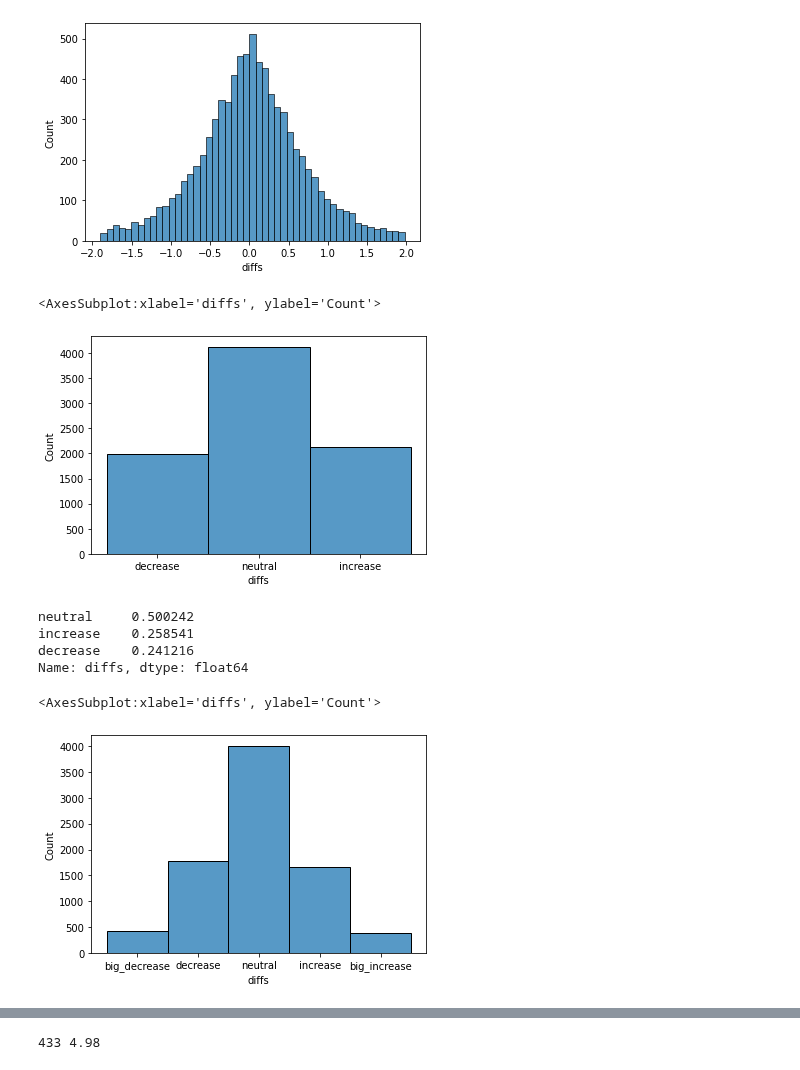
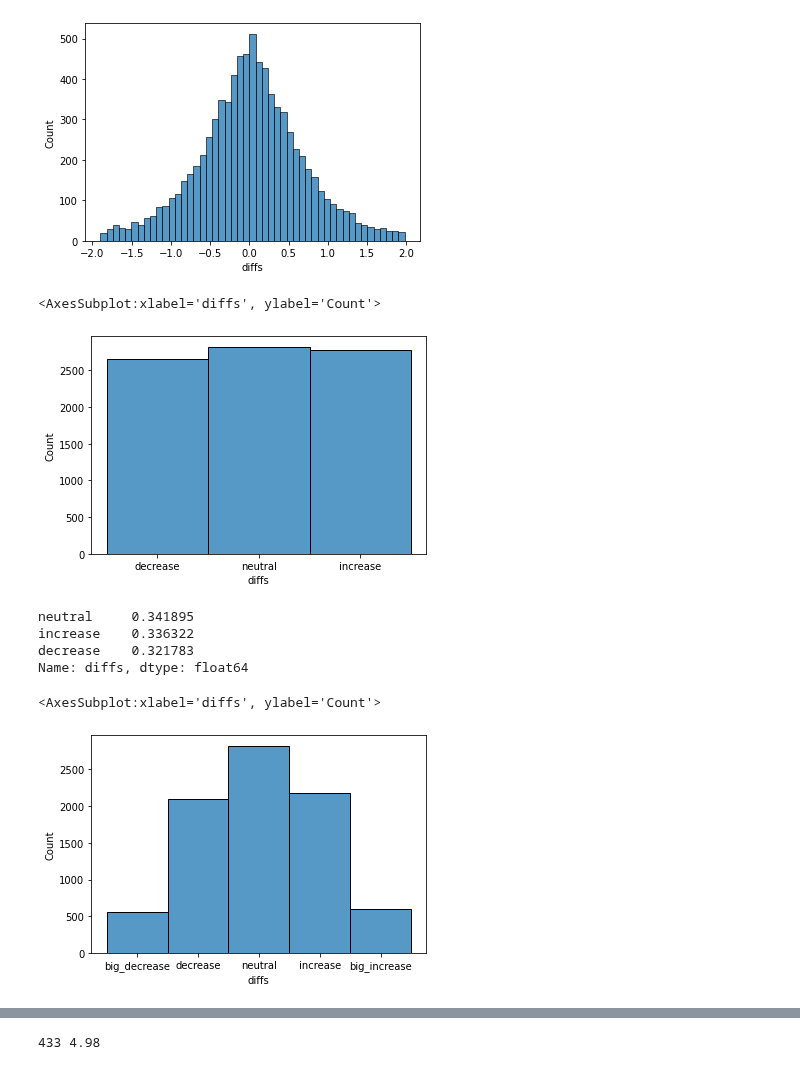
Before and after one commit to PatrykML/twitter_sentiment_stock_prediction, a Jupyter notebook: data_cleaning/binning.ipynb, the cells around one changed output, grey strips where cells are left out. Cells and saved outputs as stored; diff of their text form; code cells hidden in the pictures.

```diff
--- a/data_cleaning/binning.ipynb
+++ b/data_cleaning/binning.ipynb
@@ -118,25 +118,25 @@ sns.histplot(diffs_no_outliers, x='diffs')
 [figure]
 # %%
 # amzn distribution for 3 bins without outliers
-x, bins_3 = pd.cut(diffs_no_outliers.diffs, bins=[-100, -0.40, 0.40, 100], labels=['decrease', 'neutral', 'increase'], retbins=True)
+x, bins_3 = pd.cut(diffs_no_outliers.diffs, bins=[-100, -0.25, 0.25, 100], labels=['decrease', 'neutral', 'increase'], retbins=True)
 sns.histplot(x)
 # %% [output]
 <AxesSubplot:xlabel='diffs', ylabel='Count'>
-[figure, old version]
+[figure, new version]
 # %%
 x.value_counts(normalize=True)
 # %% [output]
-neutral     0.500242
-increase    0.258541
-decrease    0.241216
+neutral     0.341895
+increase    0.336322
+decrease    0.321783
 Name: diffs, dtype: float64
 # %%
 # amzn distribution for 5 bins without outliers
-x, bins_5 = pd.cut(diffs_no_outliers.diffs, bins=5, labels=['big_decrease','decrease', 'neutral', 'increase', 'big_increase'] ,retbins=True)
+x, bins_5 = pd.cut(diffs_no_outliers.diffs, bins=bins_5_vals, labels=['big_decrease','decrease', 'neutral', 'increase', 'big_increase'] ,retbins=True)
 sns.histplot(x)
 # %% [output]
 <AxesSubplot:xlabel='diffs', ylabel='Count'>
-[figure, old version]
+[figure, new version]
 # %%
 x.value_counts(normalize=True)
 # %% [output]
```
Also changed, not shown: parts of 29 cells of this notebook, 3 other files.
